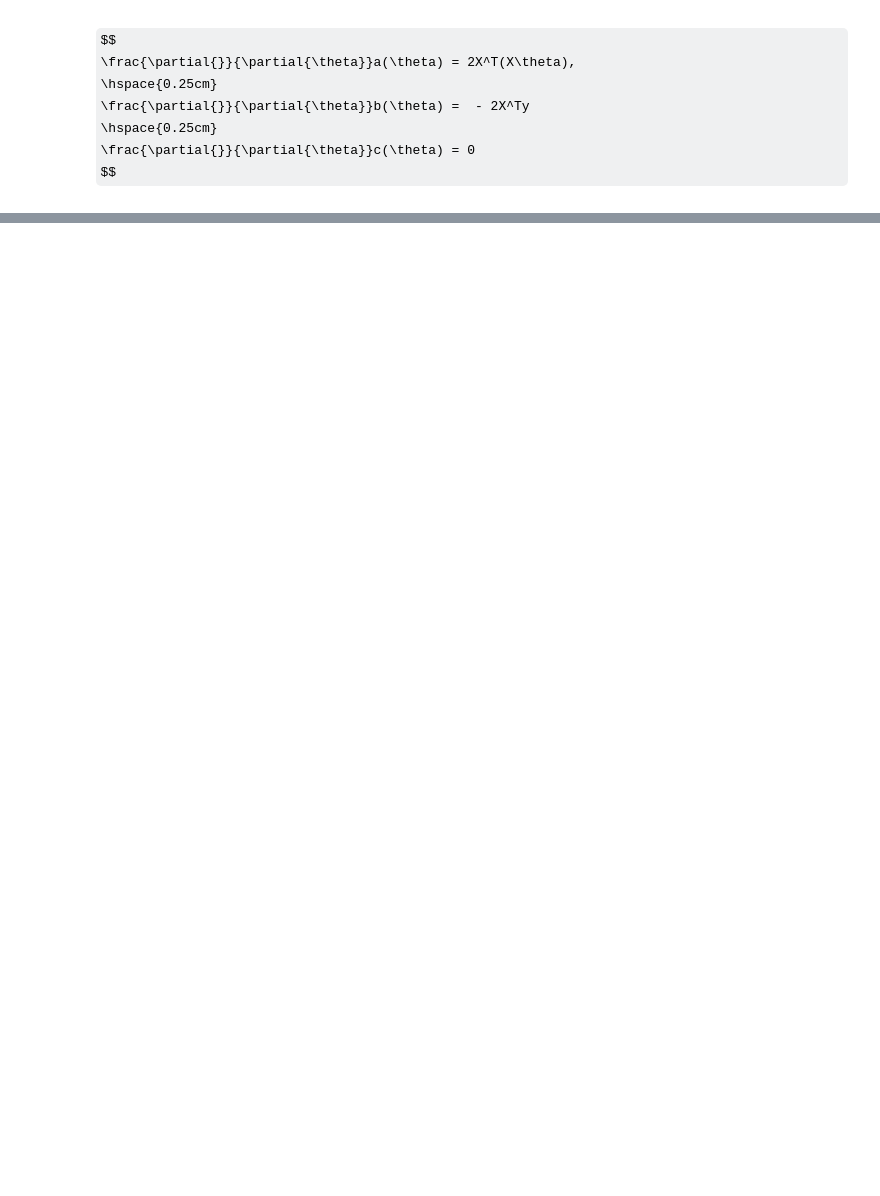
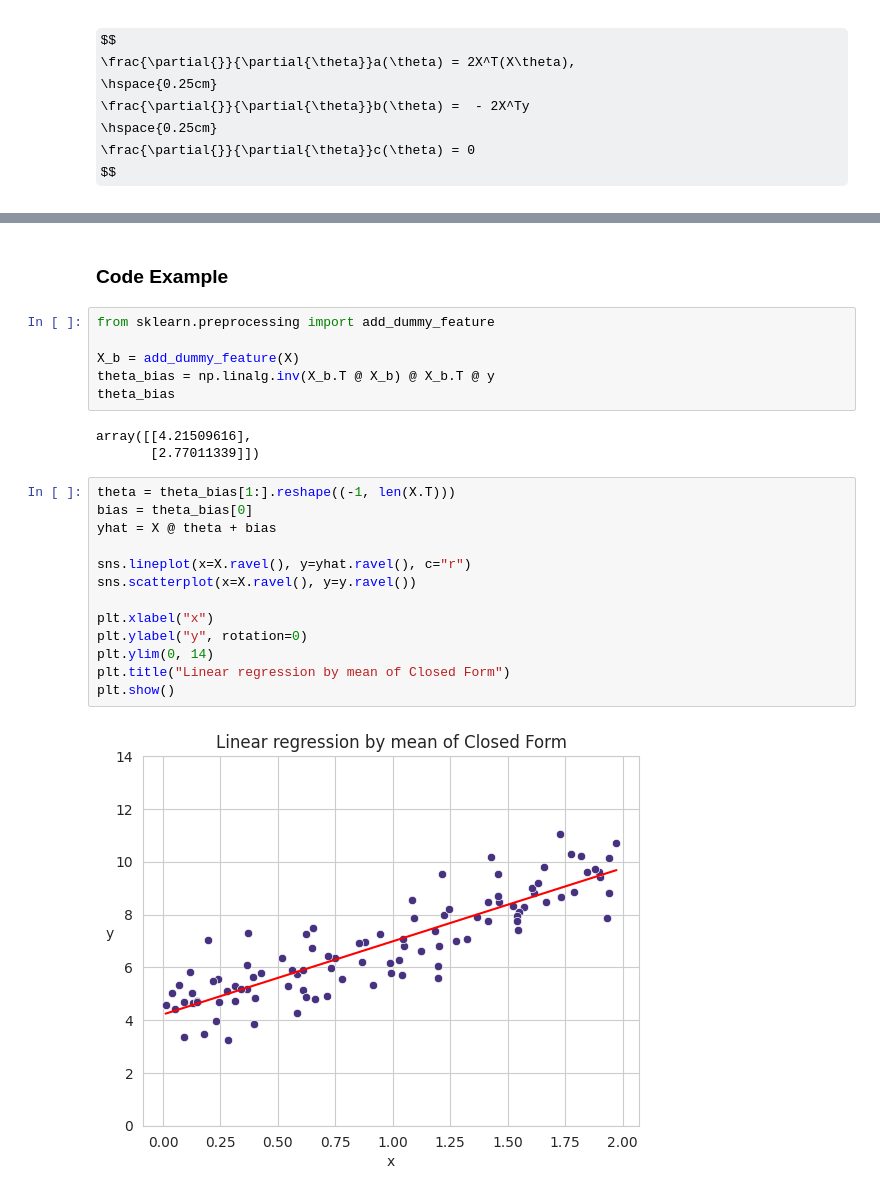
Before and after one commit to wilberquito/ML, a Jupyter notebook: bases/closed-form-vs-iterative-optimization/closed-form-vs-iterative-optimization.ipynb, the cells around one changed output, grey strips where cells are left out. Cells and saved outputs as stored; diff of their text form; some formulas as TeX source; blank space fills up the shorter version.

```diff
--- a/bases/closed-form-vs-iterative-optimization/closed-form-vs-iterative-optimization.ipynb
+++ b/bases/closed-form-vs-iterative-optimization/closed-form-vs-iterative-optimization.ipynb
@@ -102,3 +132,29 @@ Assuming $X^TX$ is invertible, solve for $\theta$:
 $$
 \theta = (X^TX)^{-1}X^Ty
 $$
+# %% [markdown]
+### Code Example
+# %%
+from sklearn.preprocessing import add_dummy_feature
+
+X_b = add_dummy_feature(X)
+theta_bias = np.linalg.inv(X_b.T @ X_b) @ X_b.T @ y
+theta_bias
+# %% [output]
+array([[4.21509616],
+       [2.77011339]])
+# %%
+theta = theta_bias[1:].reshape((-1, len(X.T)))
+bias = theta_bias[0]
+yhat = X @ theta + bias
+
+sns.lineplot(x=X.ravel(), y=yhat.ravel(), c="r")
+sns.scatterplot(x=X.ravel(), y=y.ravel())
+
+plt.xlabel("x")
+plt.ylabel("y", rotation=0)
+plt.ylim(0, 14)
+plt.title("Linear regression by mean of Closed Form")
+plt.show()
+# %% [output]
+[figure, added]
```
Also changed, not shown: parts of 13 cells of this notebook.
